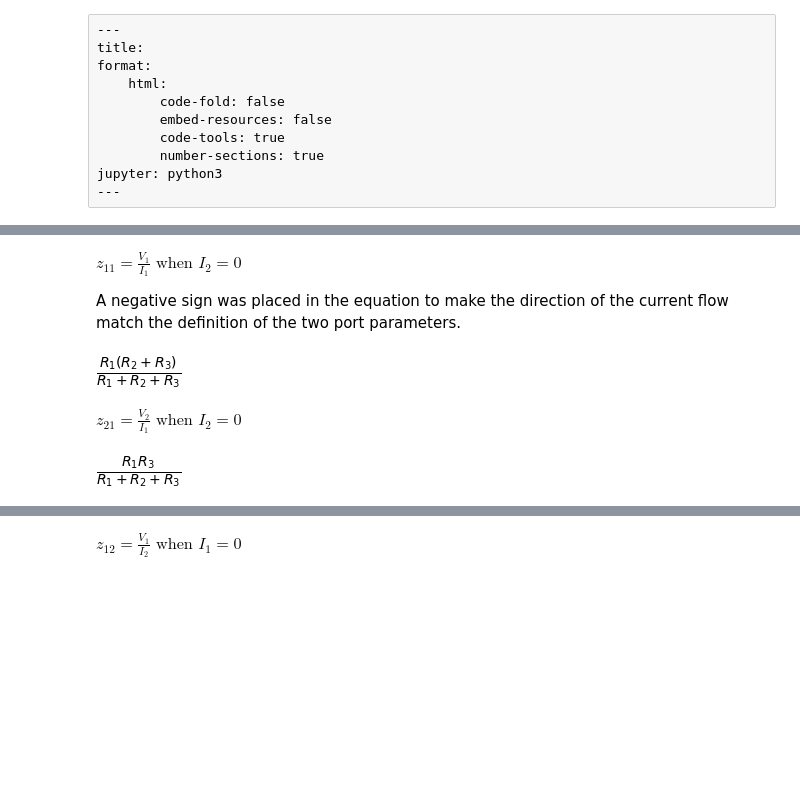
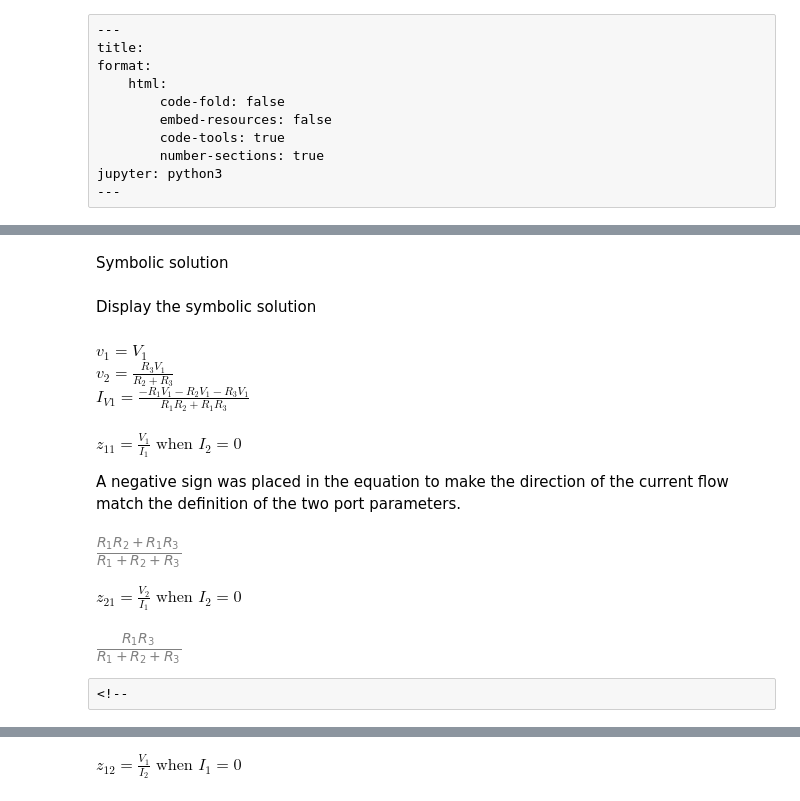
Before and after one commit to Tiburonboy/Symbolic-Modified-Nodal-Analysis-using-Python, a Jupyter notebook: backup/Two port parameters.ipynb, the cells around one changed output, grey strips where cells are left out. Drawn from its saved outputs; the diff is of its cells as text; code cells hidden in the pictures; blank space fills up the shorter version.

```diff
--- a/backup/Two port parameters.ipynb
+++ b/backup/Two port parameters.ipynb
@@ -89,0 +65,8 @@ u_p1
+# %%
+net_list = '''
+R1 0 1 96.25
+R2 1 2 71.15
+R3 0 2 96.25
+V1 1 0 1
+*V2 2 0 1
+'''
@@ -89,0 +75,2 @@ u_p1
+# %%
+report, network_df, i_unk_df, A, X, Z = SymMNA.smna(net_list)
@@ -89,0 +90,7 @@ u_p1
+# %%
+# Put matrices into SymPy
+X = Matrix(X)
+Z = Matrix(Z)
+
+NE_sym = Eq(A*X,Z)
+NE_sym
@@ -90,16 +104,32 @@ u_p1
+# %% [markdown]
+Symbolic solution
+# %%
+U_sym_p1 = solve(NE_sym,X)
+# %% [markdown]
+Display the symbolic solution
+# %%
+temp = ''
+for i in U_sym_p1.keys():
+    temp += '${:s} = {:s}$<br>'.format(latex(i),latex(U_sym_p1[i]))
+
+Markdown(temp)
+# %% [output]
+$v_{1} = V_{1}$<br>$v_{2} = \frac{R_{3} V_{1}}{R_{2} + R_{3}}$<br>$I_{V1} = \frac{- R_{1} V_{1} - R_{2} V_{1} - R_{3} V_{1}}{R_{1} R_{2} + R_{1} R_{3}}$<br>
 # %% [markdown]
 $z_{11} = \frac {V_1}{I_1} \text{  when  } I_2=0$
 
 A negative sign was placed in the equation to make the direction of the current flow match the definition of the two port parameters.
 # %%
-z11 = -u_p1[v1]/u_p1[I_V1]
-z11
+z11 = -U_sym_p1[v1]/U_sym_p1[I_V1]
+z11.cancel()
 # %% [output]
-[figure, old version]
+[figure, new version]
 # %% [markdown]
 $z_{21} = \frac {V_2}{I_1} \text{  when  } I_2=0$
 # %%
-z21 = -u_p1[v2]/u_p1[I_V1]
-z21
+z21 = -U_sym_p1[v2]/U_sym_p1[I_V1]
+z21.cancel()
 # %% [output]
-[figure, old version]
+[figure, new version]
+# %% [raw]
+<!--
```
Also changed, not shown: parts of 105 cells of this notebook, 19 other files.
